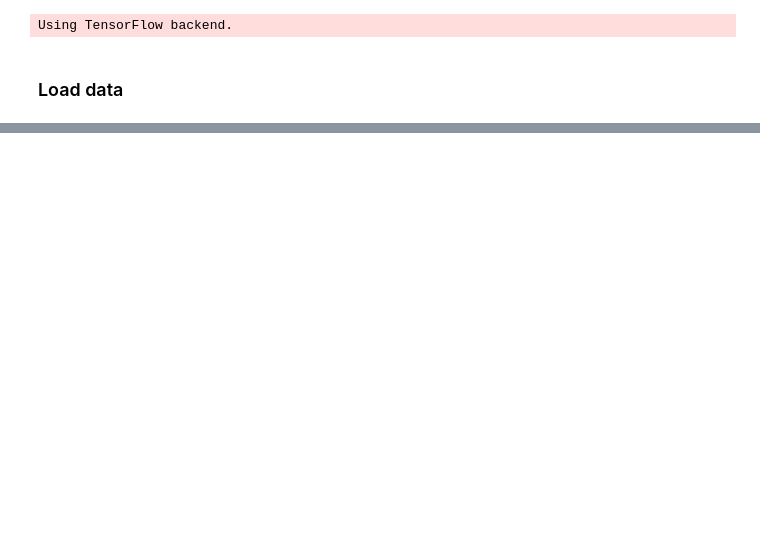
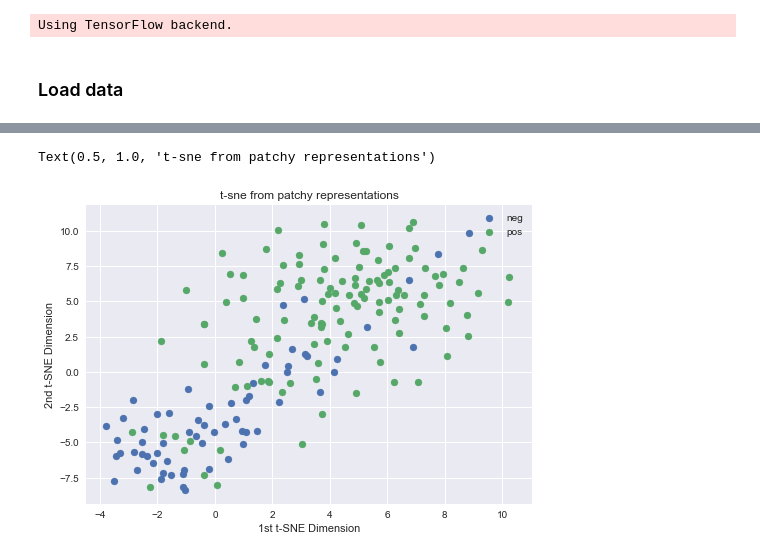
Before and after one commit to jdc08161063/PatchyCapsules, a Jupyter notebook: ExperimentsWithPatchyCapsules.ipynb, the cells around one changed output, grey strips where cells are left out. Drawn from its saved outputs; the diff is of its cells as text; code cells hidden in the pictures; blank space fills up the shorter version.

```diff
--- a/ExperimentsWithPatchyCapsules.ipynb
+++ b/ExperimentsWithPatchyCapsules.ipynb
@@ -61,0 +69,2 @@ Loading path: /Users/marcelogutierrez/.gamma_link/Samples/ENZYMES/ENZYMES_patchy
+# %%
+nauty_tensor = data_graph.graphs_to_patchy_tensor()
@@ -118,0 +203,10 @@ input_shape = x_train.shape[1:]
+# %%
+perplexity = 20
+embedding = TSNE(n_components=2,perplexity=perplexity)
+X_r = embedding.fit_transform(X)
+target_ids = np.unique(graph_labels)
+target_names = ['neg', 'pos']
+
+embedding = TSNE(n_components=2,perplexity=perplexity)
+X_patchy = graph_tensor.reshape(graph_tensor.shape[0],-1)
+X_rp = embedding.fit_transform(X_patchy)
@@ -118,0 +246,14 @@ input_shape = x_train.shape[1:]
+# %%
+embedding = TSNE(n_components=2,perplexity=perplexity)
+X_nauty = embedding.fit_transform(nauty_tensor.reshape(nauty_tensor.shape[0],-1))
+# %%
+for i, label in zip(target_ids, target_names):
+    plt.scatter(X_nauty[y_eval== i][:,0],X_nauty[y_eval== i][:,1], label=label)
+
+plt.xlabel('1st t-SNE Dimension')
+plt.ylabel('2nd t-SNE Dimension')
+plt.legend()
+plt.title('t-sne from patchy representations')
+# %% [output]
+Text(0.5, 1.0, 't-sne from patchy representations')
+[figure, added]
```
Also changed, not shown: parts of 26 cells of this notebook, 5 other files.
